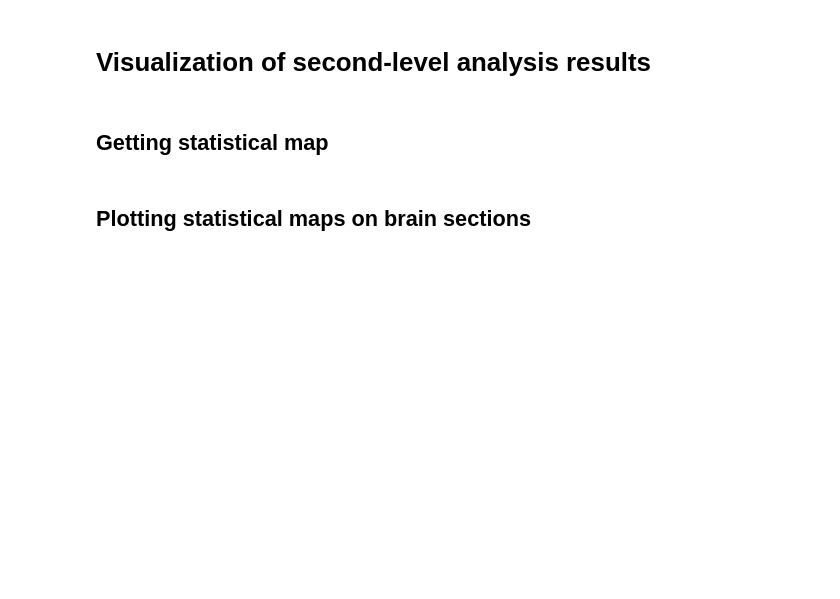
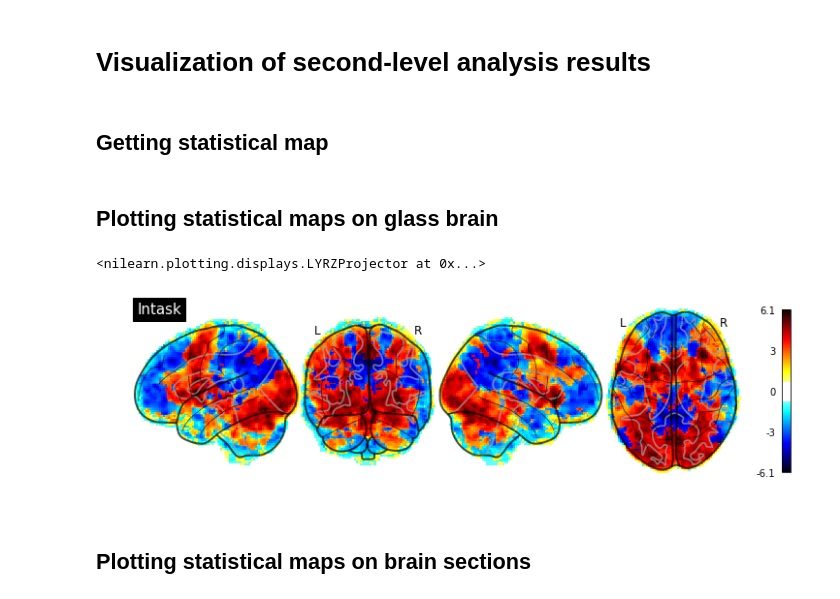
Before and after one commit to poldracklab/ds003-post-fMRIPrep-analysis, a Jupyter notebook: results_visualization.ipynb, the cells around one changed output. Cells and saved outputs as stored; diff of their text form; code cells hidden in the pictures; blank space fills up the shorter version.

Commit message:
adding glass brain visualization

```diff
--- a/results_visualization.ipynb
+++ b/results_visualization.ipynb
@@ -10,7 +10,19 @@ from nilearn import datasets, surface, plotting
 Getting statistical map
 -----------------------------------
 # %%
-fmri_img = nib.load('task-rhymejudgment_bold_contrast-intask_stat.nii.gz')
+stat_img = nib.load('task-rhymejudgment_bold_contrast-intask_stat.nii.gz')
+# %% [markdown]
+Plotting statistical maps on glass brain
+-----------------------------------
+# %%
+plotting.plot_glass_brain(stat_img,
+                          title='Intask',
+                          display_mode='lyrz',
+                          plot_abs=False,
+                          colorbar=True)
+# %% [output]
+<nilearn.plotting.displays.LYRZProjector at 0x...>
+[figure, added]
 # %% [markdown]
 Plotting statistical maps on brain sections
 -----------------------------------
```
Also changed, not shown: parts of 3 cells of this notebook.
